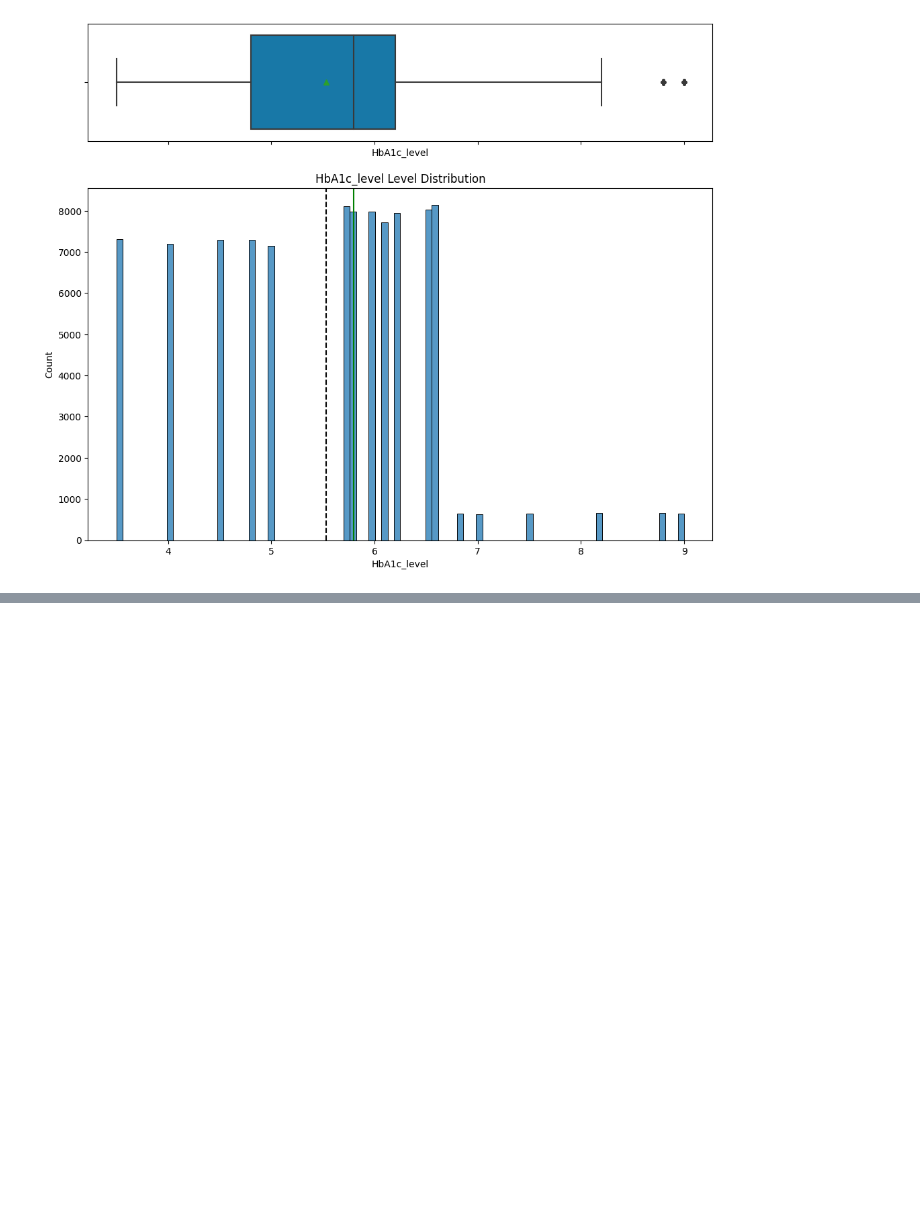
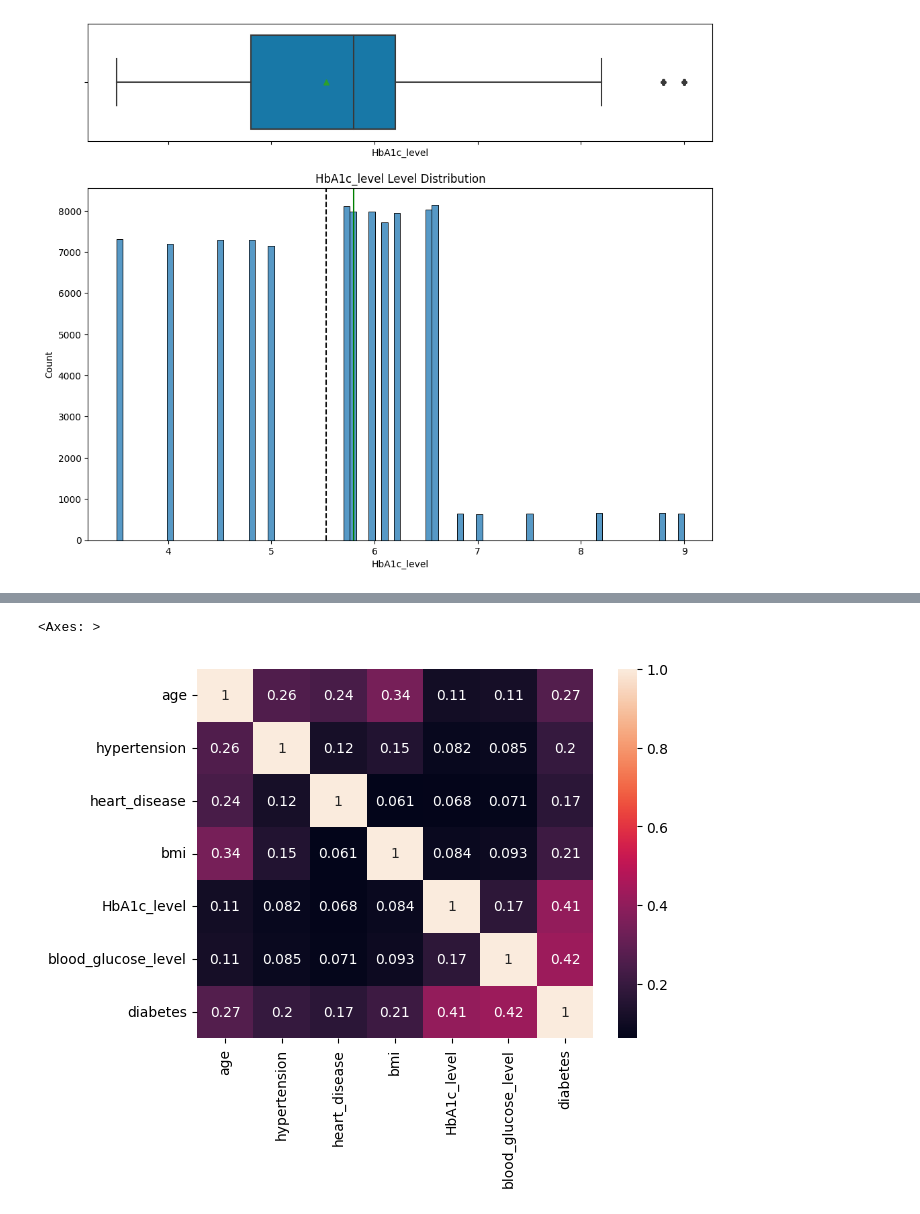
Before and after one commit to ChetanAIML/Team5, a Jupyter notebook: ML_FinalProject_Team5.ipynb, the cells around one changed output, grey strips where cells are left out. Cells and saved outputs as stored; diff of their text form; code cells hidden in the pictures; blank space fills up the shorter version.

```diff
--- a/ML_FinalProject_Team5.ipynb
+++ b/ML_FinalProject_Team5.ipynb
@@ -194,0 +281,6 @@ plt.show()
+# %%
+#@title Correlation between variables
+sns.heatmap(df.corr(), annot=True)
+# %% [output]
+<Axes: >
+[figure, added]
```
Also changed, not shown: parts of 9 cells of this notebook.
